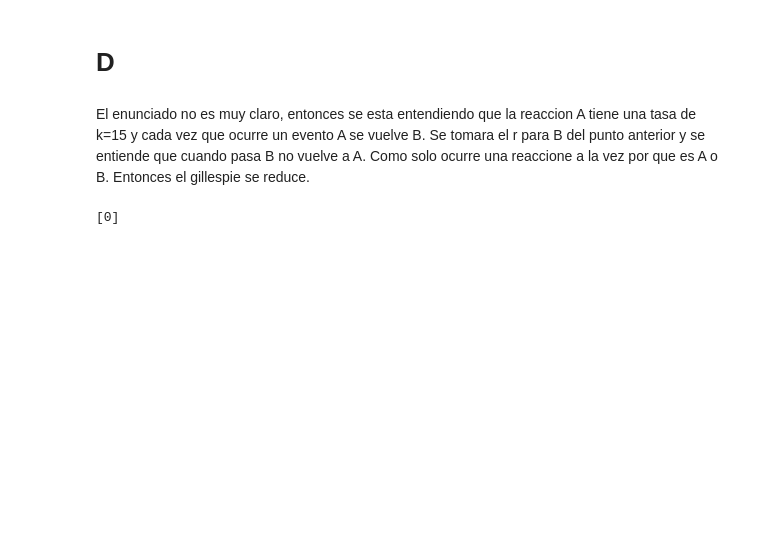
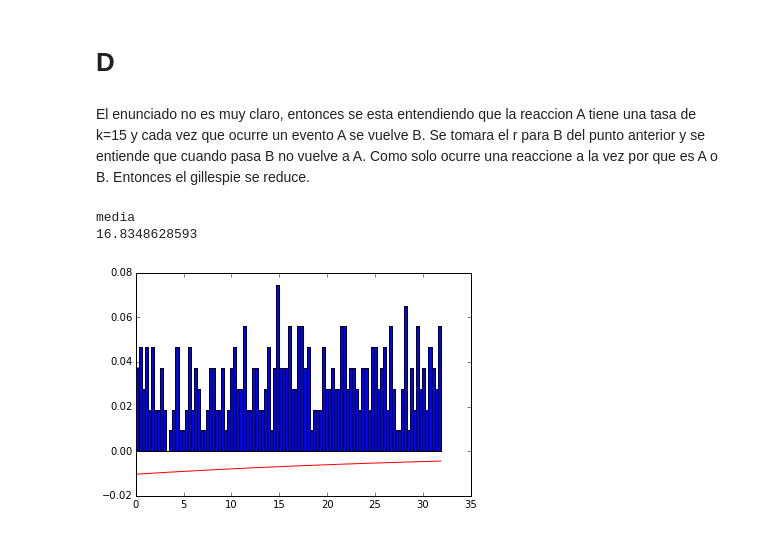
Before and after one commit to JuanDiegoArango/Simulaciones-Biologia-Sintetica, a Jupyter notebook: Tarea 4 Biologia de sistemas/Punto 2/Fundamentos del algoritmo de Gillespie.ipynb, the cells around one changed output. Saved outputs shown, nothing was run; the diff lists cells and outputs as text; code cells hidden in the pictures; blank space fills up the shorter version.

```diff
--- a/Tarea 4 Biologia de sistemas/Punto 2/Fundamentos del algoritmo de Gillespie.ipynb
+++ b/Tarea 4 Biologia de sistemas/Punto 2/Fundamentos del algoritmo de Gillespie.ipynb
@@ -130,26 +130,27 @@ def probabilidad (probabilidad):
 # %%
-r=15.0
-k=5.0
+k=15.0
+kt=15.0
+contador_k=0
 tiempo_A=[]
 tiempo_B=[]
-
-estado="A"
-
-tiempo_total=[]
+tiempo=[]
 t=0
-for i in range (0,1000):
+for i in range (0,500):
     a=probabilidad (1.0/3.0)
-    if(a==0):
-        estado="B"
-    if (estado=="A"):
+    if (a==0):
         tiempo_A.append(t)
-
-    if (estado=="B"):
+    elif(a==1):
         tiempo_B.append(t)
-
-    c=random.exponential(1.0)
-    t=t+sum(c)
+    tiempo.append(t)
+    c=random.exponential(1.0/kt)
+    t=t+(c)
-# %%
-tiempo_A
-# %% [output]
-[0]
+# %%
+count, bins, ignored = hist(tiempo_A, bins=100,normed=True)
+popt, pcov = curve_fit(exponencial, bins[:100], count)
+plot(bins,exponencial(popt[0],popt[1],bins), color='red')
+print "media"
+print mean(tiempo_A)
+# %% [output]
+media
+16.8348628593
+[figure, added]
```
Also changed, not shown: parts of 4 cells of this notebook.
